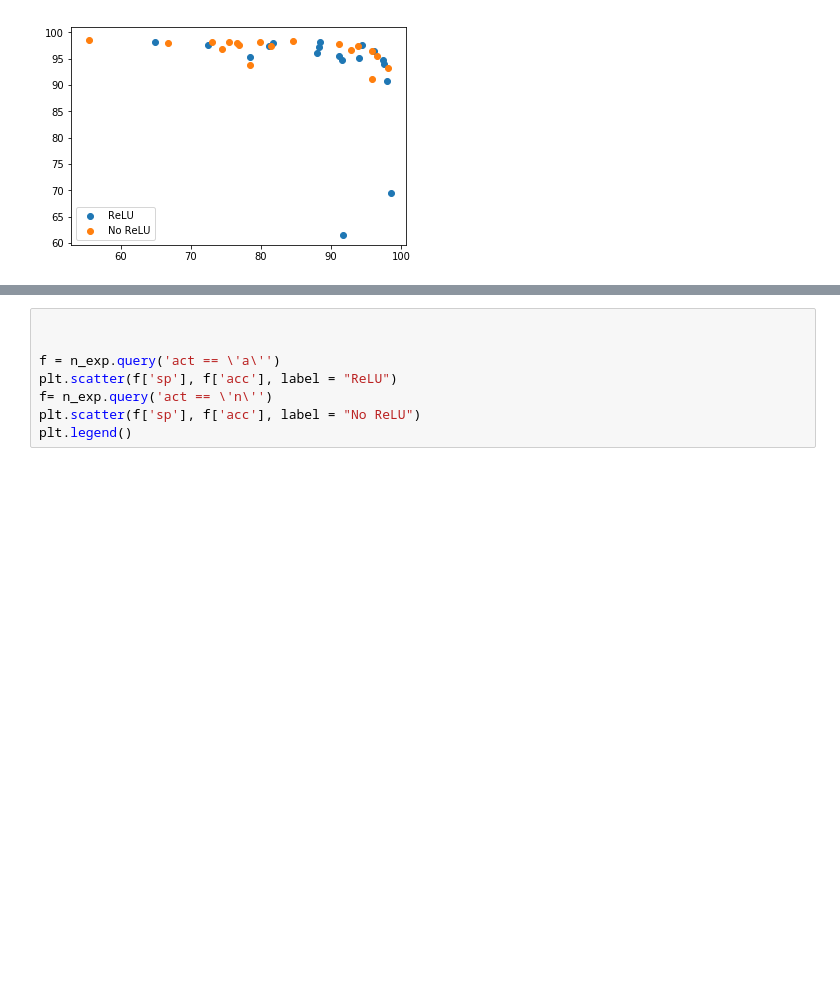
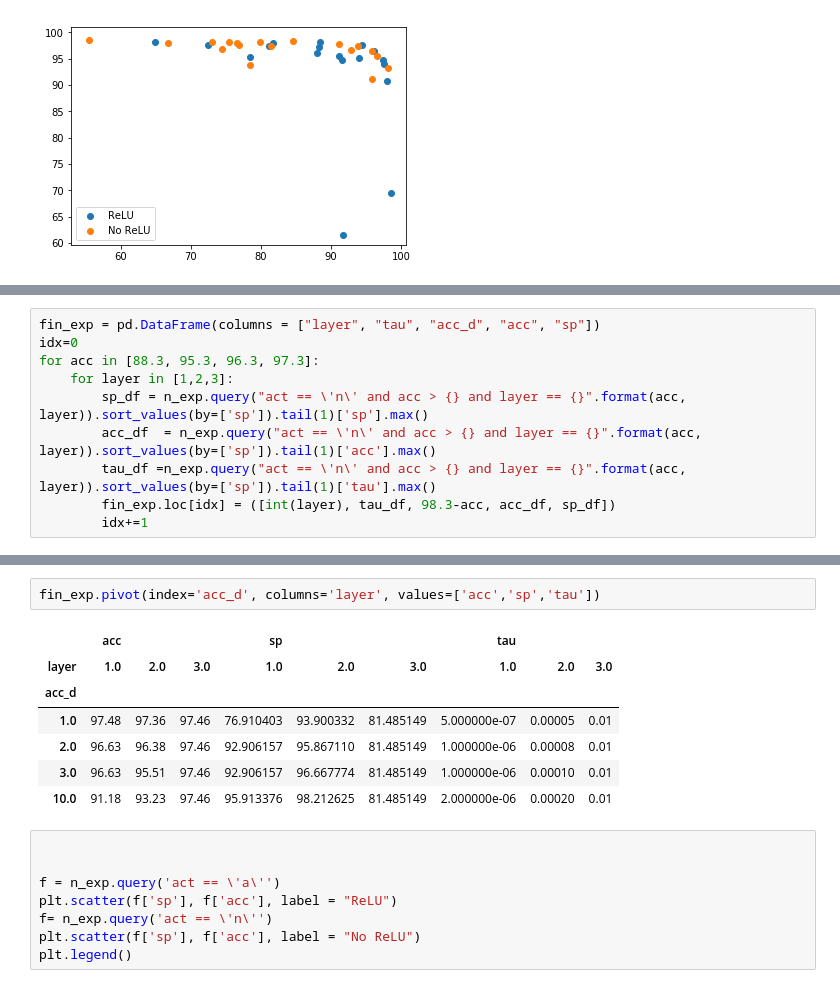
Before and after one commit to okz12/NN_compression, a Jupyter notebook: writeup/layer_uni/vis.ipynb, the cells around one changed output, grey strips where cells are left out. Drawn from its saved outputs; the diff is of its cells as text; blank space fills up the shorter version.

```diff
--- a/writeup/layer_uni/vis.ipynb
+++ b/writeup/layer_uni/vis.ipynb
@@ -95,0 +81,10 @@ n_exp.query("act == \'n\' and acc > 95")
+# %%
+fin_exp = pd.DataFrame(columns = ["layer", "tau", "acc_d", "acc", "sp"])
+idx=0
+for acc in [88.3, 95.3, 96.3, 97.3]:
+    for layer in [1,2,3]:
+        sp_df = n_exp.query("act == \'n\' and acc > {} and layer == {}".format(acc, layer)).sort_values(by=['sp']).tail(1)['sp'].max()
+        acc_df  = n_exp.query("act == \'n\' and acc > {} and layer == {}".format(acc, layer)).sort_values(by=['sp']).tail(1)['acc'].max()
+        tau_df =n_exp.query("act == \'n\' and acc > {} and layer == {}".format(acc, layer)).sort_values(by=['sp']).tail(1)['tau'].max()
+        fin_exp.loc[idx] = ([int(layer), tau_df, 98.3-acc, acc_df, sp_df])
+        idx+=1
@@ -96,3 +107,13 @@ n_exp.query("act == \'n\' and acc > 95")
+# %%
+fin_exp.pivot(index='acc_d', columns='layer', values=['acc','sp','tau'])
+# %% [output]
+|  | acc |  |  | sp |  |  | tau |  |  |
+| layer | 1.0 | 2.0 | 3.0 | 1.0 | 2.0 | 3.0 | 1.0 | 2.0 | 3.0 |
+| acc_d |  |  |  |  |  |  |  |  |  |
+| 1.0 | 97.48 | 97.36 | 97.46 | 76.910403 | 93.900332 | 81.485149 | 5.000000e-07 | 0.00005 | 0.01 |
+| 2.0 | 96.63 | 96.38 | 97.46 | 92.906157 | 95.867110 | 81.485149 | 1.000000e-06 | 0.00008 | 0.01 |
+| 3.0 | 96.63 | 95.51 | 97.46 | 92.906157 | 96.667774 | 81.485149 | 1.000000e-06 | 0.00010 | 0.01 |
+| 10.0 | 91.18 | 93.23 | 97.46 | 95.913376 | 98.212625 | 81.485149 | 2.000000e-06 | 0.00020 | 0.01 |
 # %%
 
 
```
Also changed, not shown: parts of 3 cells of this notebook, 5 other files.
